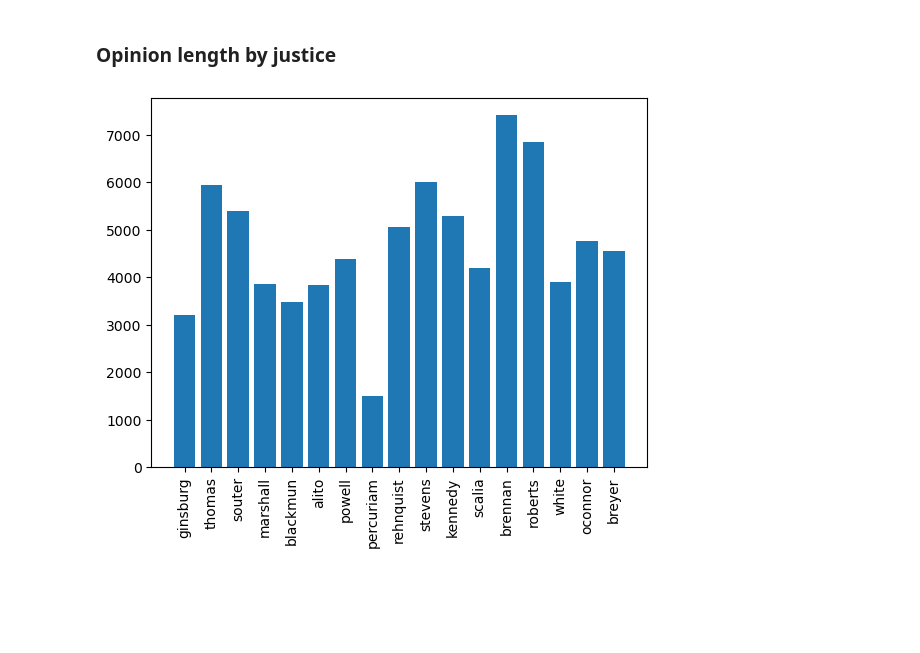
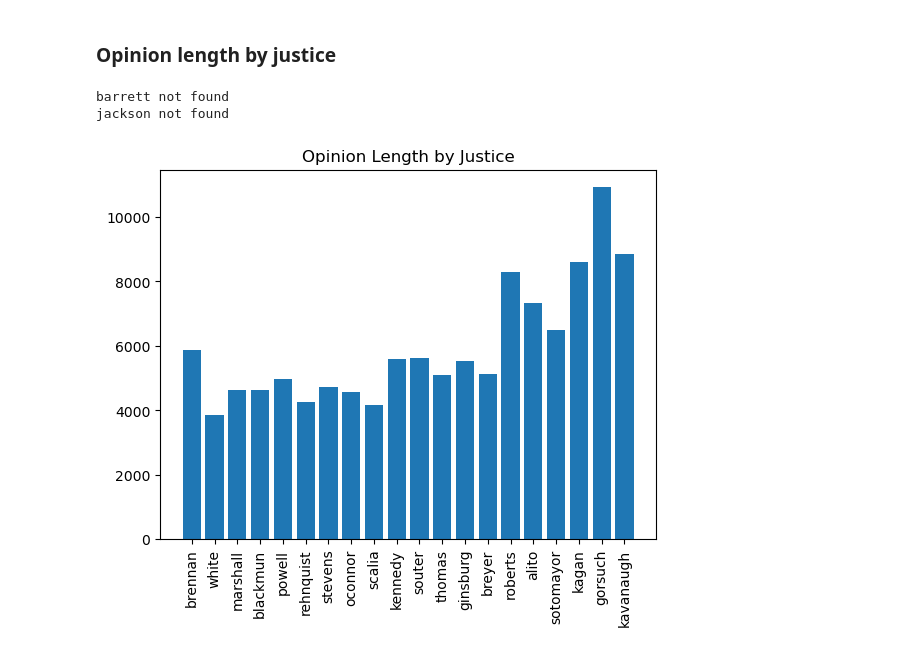
Before and after one commit to mkranzlein/scotus-metalang, a Jupyter notebook: scripts/notebooks/prediction_analysis.ipynb, the cells around one changed output. Cells and saved outputs as stored; diff of their text form; code cells hidden in the pictures; blank space fills up the shorter version.

```diff
--- a/scripts/notebooks/prediction_analysis.ipynb
+++ b/scripts/notebooks/prediction_analysis.ipynb
@@ -11,13 +11,13 @@ from matplotlib import pyplot as plt
 # %%
 year_token_counts = Counter()
 year_positive_prediction_counts = defaultdict(lambda: {"ft": 0, "mc": 0, "dq": 0, "les": 0})
-for opinion_path in Path("data/cap/cleaned_authors").glob("*/*.json"):
+for opinion_path in Path("data/cap/known_authors").glob("*/*.json"):
     with open(opinion_path, "r") as f:
         case = json.load(f)
         year = int(case["decision_date"][:4])
     origin_dir = opinion_path.parent.name
     filename = opinion_path.stem + ".txt"
-    prediction_path = Path("data/cap/predictions", origin_dir, filename)
+    prediction_path = Path("data/predictions", origin_dir, filename)
     try:
         predictions = np.loadtxt(prediction_path)
     except FileNotFoundError:
@@ -47,10 +69,10 @@ filename
 # %%
 author_token_counts = Counter()
 positive_prediction_counts = defaultdict(lambda: {"ft": 0, "mc": 0, "dq": 0, "les": 0})
-for opinion_path in Path("data/cap/cleaned_authors").glob("*/*.json"):
+for opinion_path in Path("data/cap/known_authors").glob("*/*.json"):
     author = opinion_path.parent.name
     filename = opinion_path.stem + ".txt"
-    prediction_path = Path("data/cap/predictions", author, filename)
+    prediction_path = Path("data/predictions", author, filename)
     try:
         predictions = np.loadtxt(prediction_path)
     except FileNotFoundError:
@@ -63,9 +85,13 @@ for opinion_path in Path("data/cap/cleaned_authors").glob("*/*.json"):
     for i, cat in enumerate(["ft", "mc", "les", "dq"]):
         positive_prediction_counts[author][cat] += category_counts[i]
 relative_frequencies = {"ft": {}, "mc": {}, "dq": {}, "les": {}}
-for author, token_count in author_token_counts.items():
-    for cat in ["ft", "mc", "les", "dq"]:
-        relative_frequencies[cat][author] = positive_prediction_counts[author][cat] / token_count
+for author in ordered_justices:
+    if author in author_token_counts:
+        token_count = author_token_counts[author]
+        for cat in ["ft", "mc", "les", "dq"]:
+            relative_frequencies[cat][author] = positive_prediction_counts[author][cat] / token_count
+    else:
+        print(f"{author} not found")
 plt.bar(relative_frequencies["dq"].keys(), relative_frequencies["dq"].values())
 plt.xticks(rotation=90)
 plt.title("Relative Frequency of Direct Quotes by Justice")
@@ -77,24 +112,31 @@ plt.show()
 # %%
 author_token_counts = Counter()
 author_opinion_counts = Counter()
-for opinion_path in Path("data/cap/cleaned_authors").glob("*/*.json"):
+for opinion_path in Path("data/cap/known_authors").glob("*/*.json"):
     author = opinion_path.parent.name
     filename = opinion_path.stem + ".txt"
-    prediction_path = Path("data/cap/predictions", author, filename)
+    prediction_path = Path("data/predictions", author, filename)
     try:
         predictions = np.loadtxt(prediction_path)
     except FileNotFoundError:
         continue
     num_tokens = len(predictions)
     author_token_counts[author] += num_tokens
     author_opinion_counts[author] += 1
 
 avg_length_by_author = {}
-for author, token_count in author_token_counts.items():
-    avg_length_by_author[author] = token_count / author_opinion_counts[author]
+for author in ordered_justices:
+    if author in author_token_counts:
+        token_count = author_token_counts[author]
+        avg_length_by_author[author] = token_count / author_opinion_counts[author]
+    else:
+        print(f"{author} not found")
 
 plt.bar(avg_length_by_author.keys(), avg_length_by_author.values())
+plt.title("Opinion Length by Justice")
 plt.xticks(rotation=90)
 plt.show()
 # %% [output]
+barrett not found
+jackson not found
-[figure, old version]
+[figure, new version]
```
Also changed, not shown: parts of 5 cells of this notebook.
